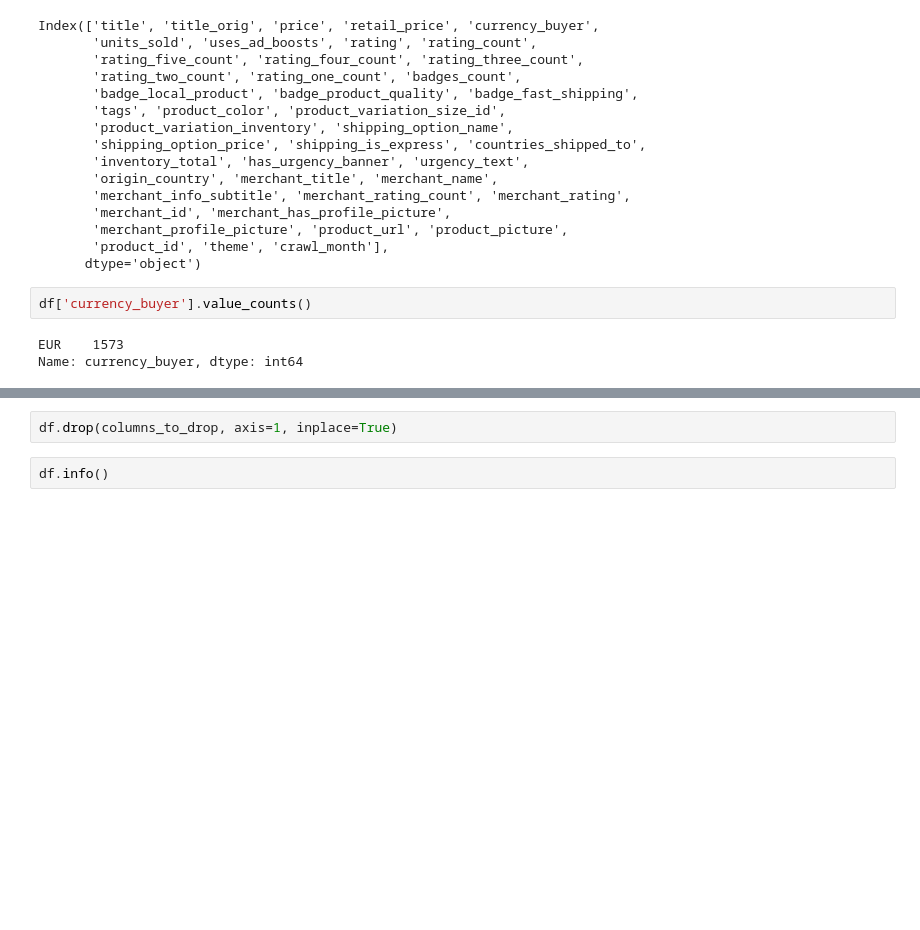
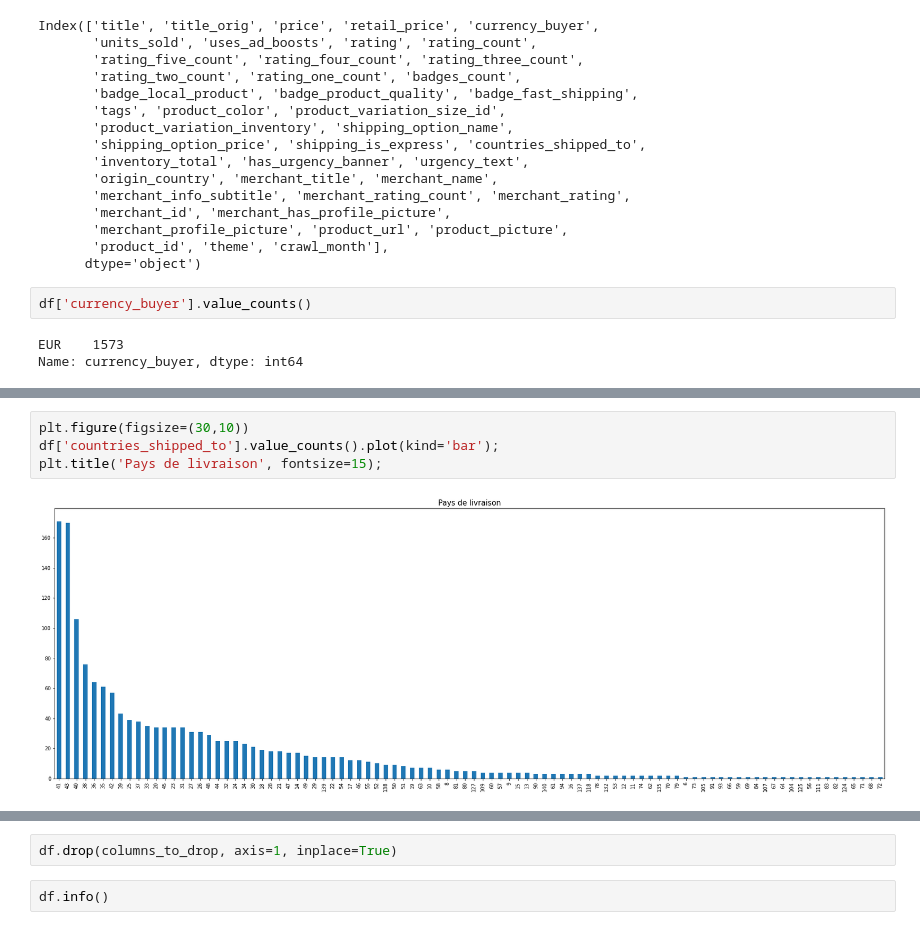
Before and after one commit to RAZMOKEUR/ecommercedata, a Jupyter notebook: e-commerce.ipynb, the cells around one changed output, grey strips where cells are left out. Saved outputs shown, nothing was run; the diff lists cells and outputs as text; blank space fills up the shorter version.

```diff
--- a/e-commerce.ipynb
+++ b/e-commerce.ipynb
@@ -205,0 +214,6 @@ Name: currency_buyer, dtype: int64
+# %%
+plt.figure(figsize=(30,10))
+df['countries_shipped_to'].value_counts().plot(kind='bar');
+plt.title('Pays de livraison', fontsize=15);
+# %% [output]
+[figure, added]
```
Also changed, not shown: parts of 65 cells of this notebook.
